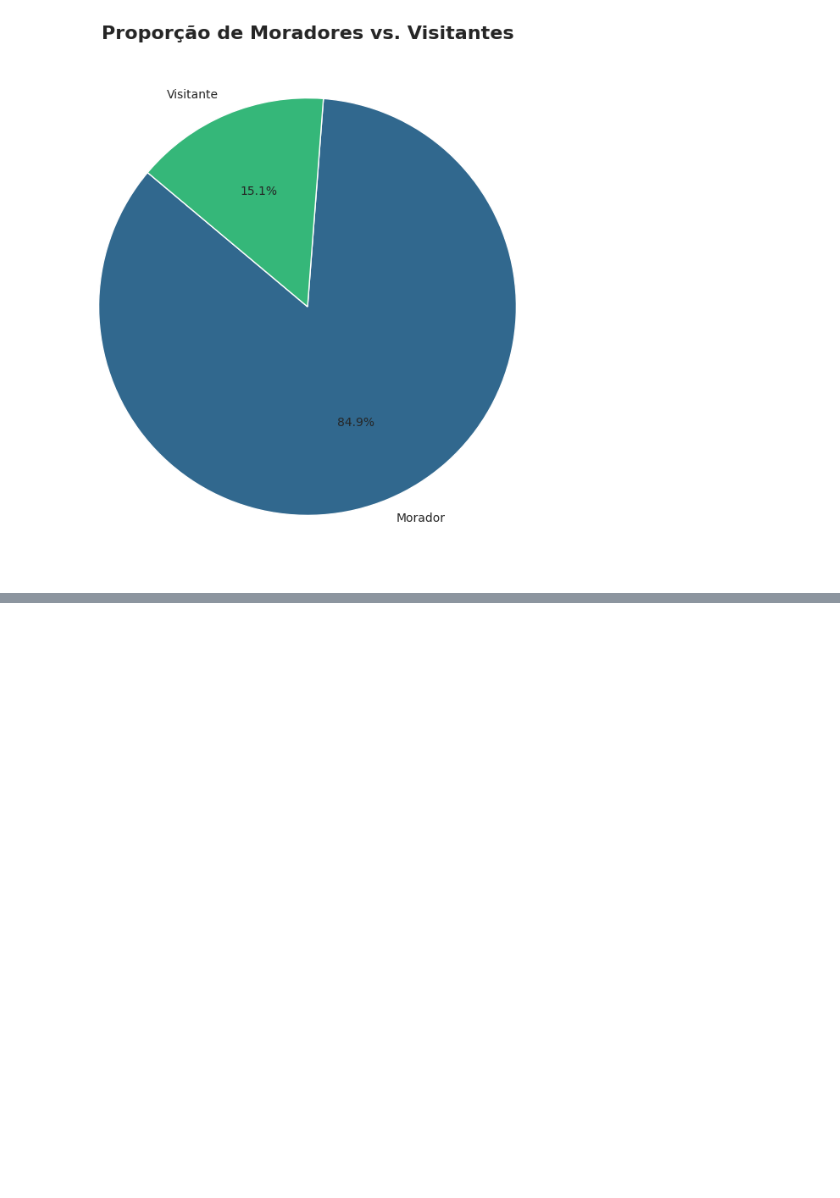
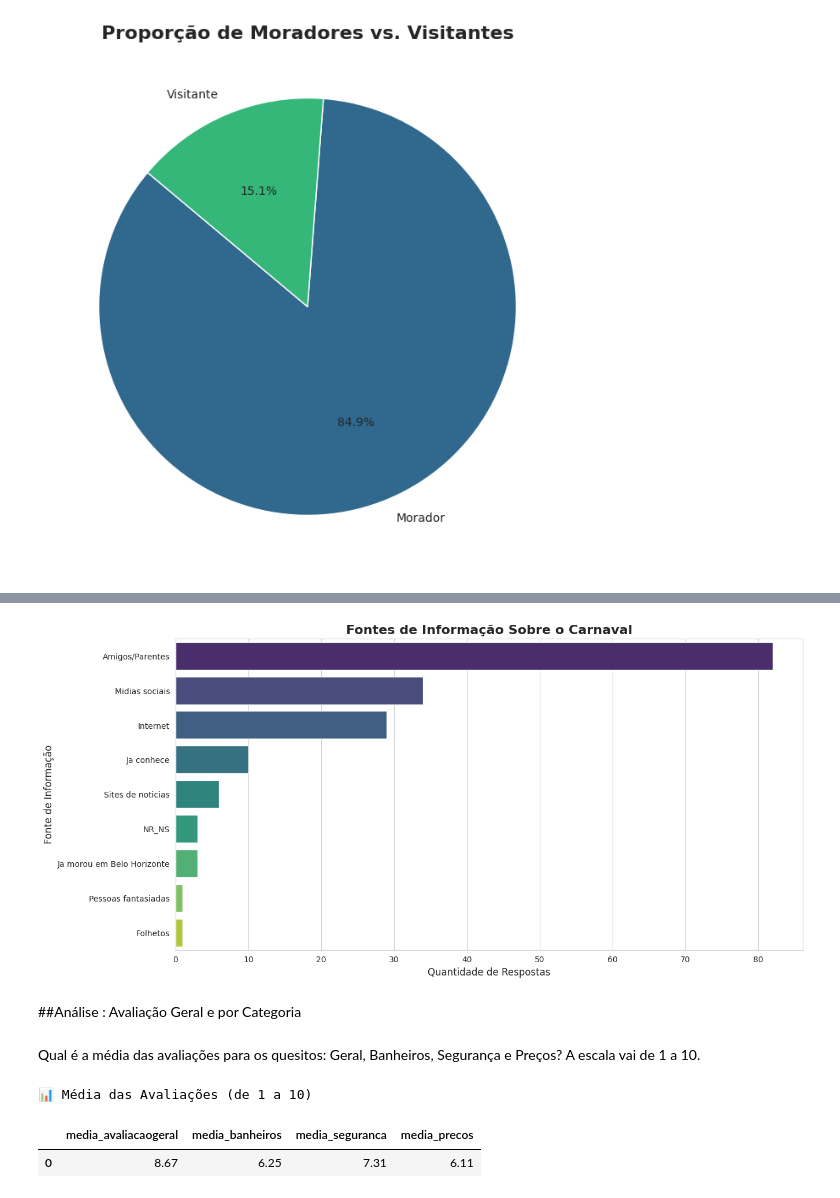
Before and after one commit to larissalvesds/Grupo7_ProjetoFinal, a Jupyter notebook: Anális_do_Carnaval_BH_Python_&_SQL.ipynb, the cells around one changed output, grey strips where cells are left out. Drawn from its saved outputs; the diff is of its cells as text; code cells hidden in the pictures; blank space fills up the shorter version.

```diff
--- a/Anális_do_Carnaval_BH_Python_&_SQL.ipynb
+++ b/Anális_do_Carnaval_BH_Python_&_SQL.ipynb
@@ -180,0 +330,14 @@ Index(['bloquinho', 'idade', 'faixaetaria', 'morador', 'ufpais', 'pernoitar', 'q
+# %%
+# Query para fontes de informação
+query_info = """
+SELECT
+  fonteinfocarnaval,
+  COUNT(*) AS qtd_respostas
+FROM `tabelafinal`
+WHERE fonteinfocarnaval IS NOT NULL
+GROUP BY fonteinfocarnaval
+ORDER BY qtd_respostas DESC;
+"""
+df_info = executar_query(query_info)
+print("\n📰 Principais Fontes de Informação sobre o Carnaval")
+display(df_info)
@@ -180,0 +356,39 @@ Index(['bloquinho', 'idade', 'faixaetaria', 'morador', 'ufpais', 'pernoitar', 'q
+# %%
+# --- Visualização ---
+plt.figure(figsize=(14, 7))
+sns.barplot(
+    data=df_info,
+    x='qtd_respostas',
+    y='fonteinfocarnaval',
+    hue='fonteinfocarnaval',  # atribui o y ao hue
+    palette='viridis',
+    dodge=False,              # evita separação das barras
+    legend=False              # remove legenda duplicada
+)
+plt.title('Fontes de Informação Sobre o Carnaval', fontsize=16, weight='bold')
+plt.xlabel('Quantidade de Respostas', fontsize=12)
+plt.ylabel('Fonte de Informação', fontsize=12)
+plt.show()
+# %% [output]
+[figure, added]
+# %% [markdown]
+##Análise : Avaliação Geral e por Categoria
+# %% [markdown]
+Qual é a média das avaliações para os quesitos: Geral, Banheiros, Segurança e Preços? A escala vai de 1 a 10.
+# %%
+# Query para médias das avaliações
+query_medias = """
+SELECT
+  ROUND(AVG(NULLIF(avaliacaogeral, 999999)), 2) AS media_avaliacaogeral,
+  ROUND(AVG(NULLIF(banheiros, 999999)), 2)       AS media_banheiros,
+  ROUND(AVG(NULLIF(seguranca, 999999)), 2)       AS media_seguranca,
+  ROUND(AVG(NULLIF(precos, 999999)), 2)          AS media_precos
+FROM `tabelafinal`;
+"""
+df_medias = executar_query(query_medias)
+print("\n📊 Média das Avaliações (de 1 a 10)")
+display(df_medias)
+# %% [output]
+📊 Média das Avaliações (de 1 a 10)
+|  | media_avaliacaogeral | media_banheiros | media_seguranca | media_precos |
+| 0 | 8.67 | 6.25 | 7.31 | 6.11 |
```
Also changed, not shown: parts of 44 cells of this notebook.
